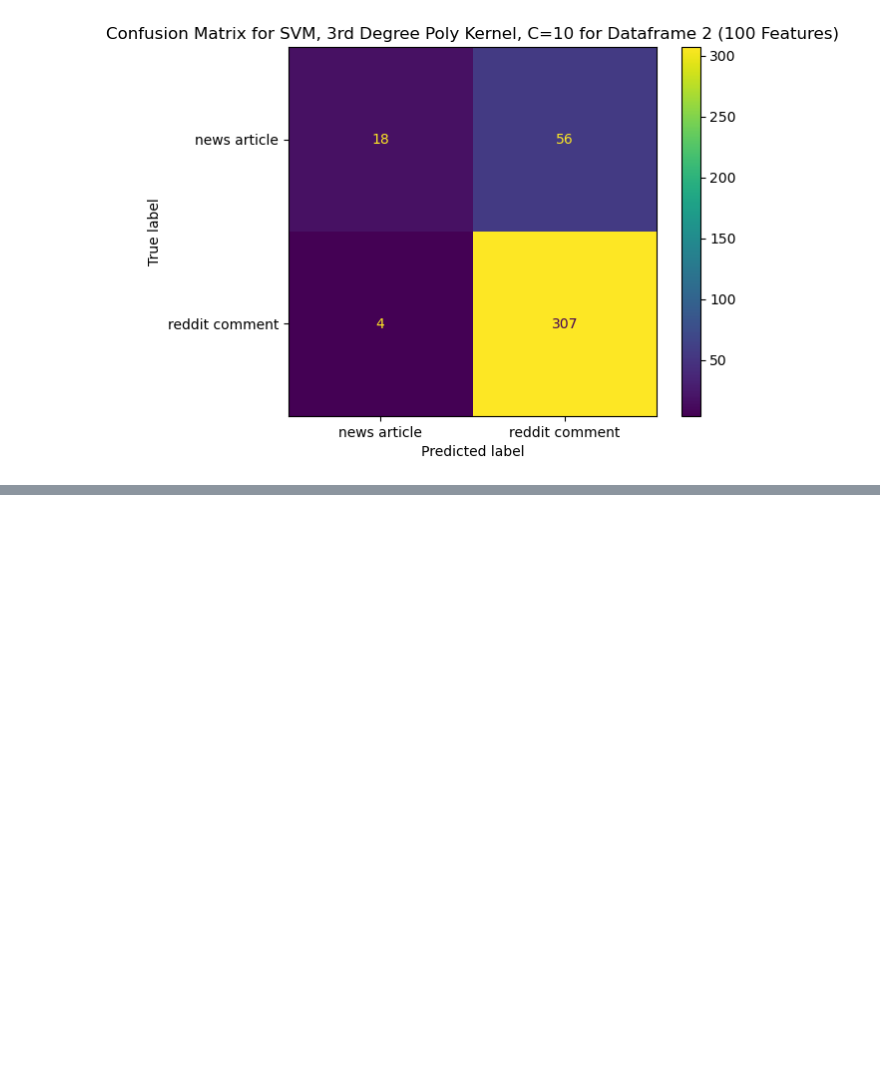
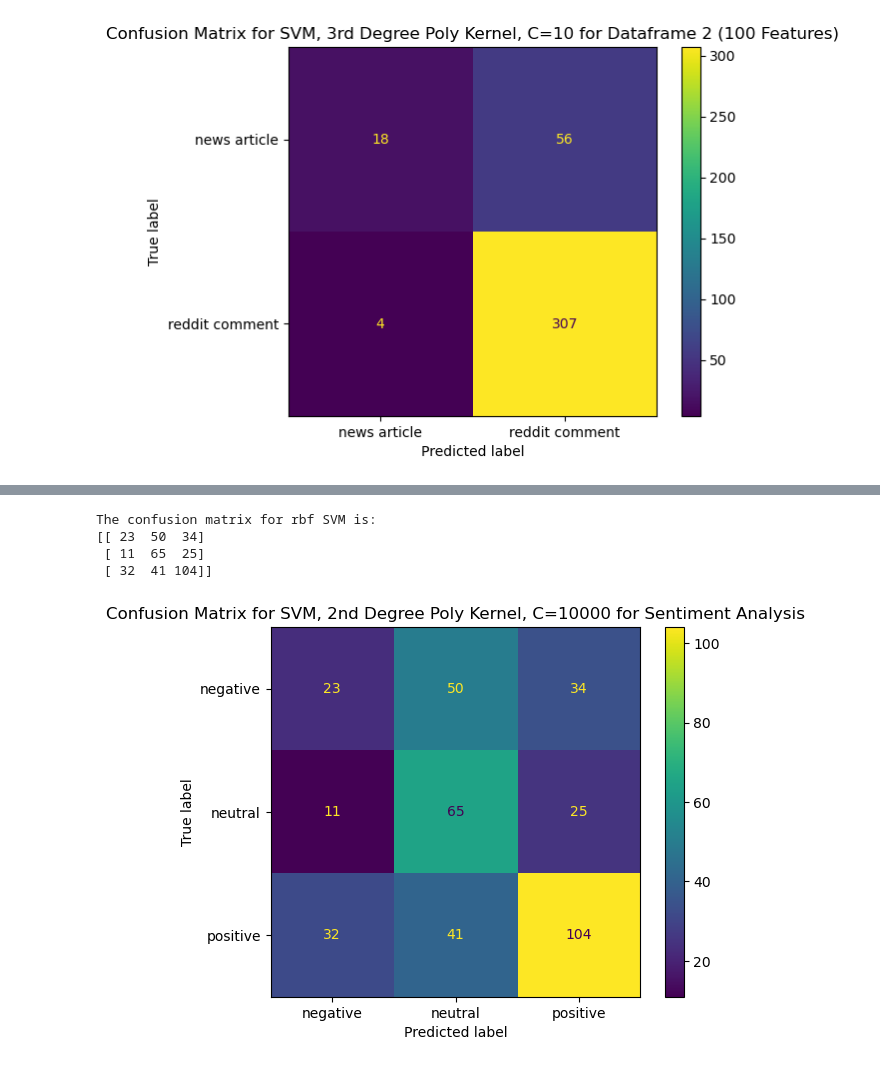
Before and after one commit to meganenglert/info5653, a Jupyter notebook: project mod3.ipynb, the cells around one changed output, grey strips where cells are left out. Cells and saved outputs as stored; diff of their text form; code cells hidden in the pictures; blank space fills up the shorter version.

```diff
--- a/project mod3.ipynb
+++ b/project mod3.ipynb
@@ -578,0 +599,4 @@ The confusion matrix for rbf SVM is:
+# %%
+sentDF = pd.read_csv("../combinedtextdata.csv")
+sentDF = sentDF.drop(["Unnamed: 0", "Source", "Source Leaning", "type"], axis = 1)
+sentDF
@@ -578,0 +617,12 @@ The confusion matrix for rbf SVM is:
+# %%
+def getSentiment(text: str) -> str:
+    analyzer = SentimentIntensityAnalyzer()
+    score = analyzer.polarity_scores(text)["compound"]
+    if score < -0.25:
+        return "negative"
+    if score > 0.25:
+        return "positive"
+    return "neutral"
+
+sentDF["VADER"] = sentDF["Combined"].apply(getSentiment)
+sentDF
@@ -578,0 +651,7 @@ The confusion matrix for rbf SVM is:
+# %%
+trainSentLabels = [sentDF["VADER"].loc[i] for i in list(trainDF1.index)]
+testSentLabels = [sentDF["VADER"].loc[i] for i in list(testDF1.index)]
+## Double checking that everything is correctly lining up :)
+#trainDF1.head() # 126, 184, 200, 175, 120
+#sentDF.loc[[126, 184, 200, 175, 120], :] # positive negative positive neutral neutral
+testSentLabels # Yay, it is
@@ -578,0 +676,26 @@ The confusion matrix for rbf SVM is:
+# %%
+from sklearn.svm import SVC
+
+# LOL the only way I can get it to do anything other than labelling them all as negative
+# is to make the degree of the polynomial 1, but the instructions say not linear, so
+# I guess I am not doing that :)
+
+SVM_Model3=SVC(C=10000, kernel='poly', degree=2, gamma="auto")
+SVM_Model3.fit(trainDF1, trainSentLabels)
+
+SVM_matrix = confusion_matrix(testSentLabels, SVM_Model3.predict(testDF1))
+print("\nThe confusion matrix for rbf SVM is:")
+print(SVM_matrix)
+print("\n\n")
+
+CM_disp=ConfusionMatrixDisplay(SVM_matrix, display_labels=SVM_Model3.classes_)
+CM_disp.plot()
+plt.title("Confusion Matrix for SVM, 2nd Degree Poly Kernel, C=10000 for Sentiment Analysis")
+plt.show()
+plt.close()
+# %% [output]
+The confusion matrix for rbf SVM is:
+[[ 23  50  34]
+ [ 11  65  25]
+ [ 32  41 104]]
+[figure, added]
```
Also changed, not shown: parts of 7 cells of this notebook.
